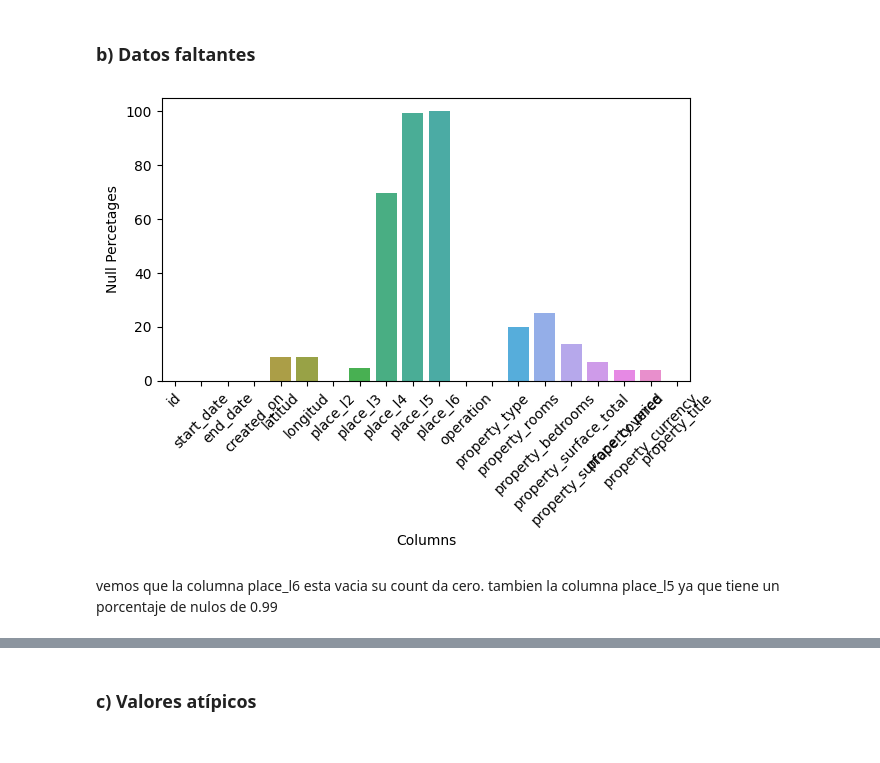
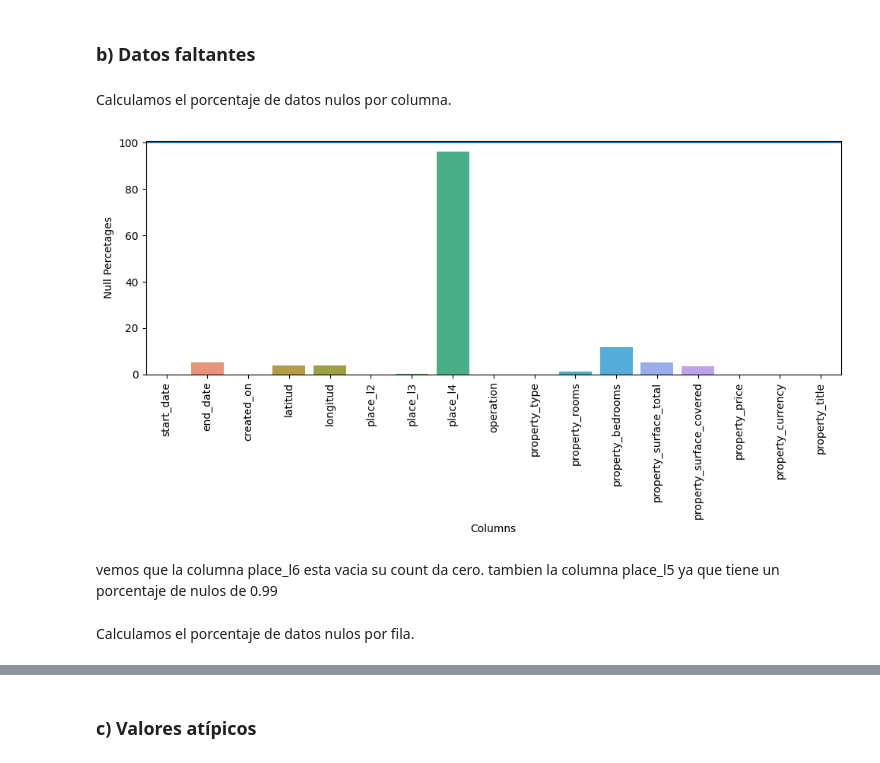
Before and after one commit to paulabruck/7506R-2C2022-GRUPO3, a Jupyter notebook: 7506R_2C2022_GRUPO3.ipynb, the cells around one changed output, grey strips where cells are left out. Saved outputs shown, nothing was run; the diff lists cells and outputs as text; code cells hidden in the pictures.

```diff
--- a/7506R_2C2022_GRUPO3.ipynb
+++ b/7506R_2C2022_GRUPO3.ipynb
@@ -19,5 +19,5 @@ import numpy as np
 # %%
-ds_properati = pd.read_csv('properati_argentina_2021.csv')
+ds = pd.read_csv('properati_argentina_2021.csv')
 # %% [markdown]
 ## 1. Análisis exploratorio y preprocesamiento de datos
 # %% [markdown]
@@ -104,0 +144,9 @@ las variables cualitativas:
+# %%
+property_type_cond = ds['property_type'].isin(['Casa', 'PH','Departamento'])
+property_currency_cond = ds['property_currency']  == 'USD'
+operation_cond = ds['operation'] == 'Venta'
+location_cond = ds['place_l2'] == 'Capital Federal' # segun documentacion "place_l2" es la provincia
+
+ds_properati = ds[property_type_cond & property_currency_cond & operation_cond & location_cond]
+ds_properati.reset_index(drop=True, inplace=True)
+ds_properati.shape
@@ -293,10 +347,16 @@ nullable_percentages = (ds_properati.isnull().sum() / ds_properati.shape[0]) * 1
+# %% [markdown]
+Calculamos el porcentaje de datos nulos por columna.
 # %%
-sns.barplot(x=nullable_percentages.index, y=nullable_percentages.values)
-plt.xticks(rotation=45)
+nullable_percentages = (ds_properati.isnull().sum() / ds_properati.shape[0]) * 100
+graph = sns.barplot(x=nullable_percentages.index, y=nullable_percentages.values)
+graph.axhline(100)
+plt.xticks(rotation=90)
 plt.ylabel("Null Percetages")
 plt.xlabel("Columns")
 plt.tight_layout()
 # %% [output]
-[figure, old version]
+[figure, new version]
 # %% [markdown]
 vemos que la columna place_l6 esta vacia su count da cero. tambien la columna place_l5 ya que tiene un porcentaje de nulos de 0.99
+# %% [markdown]
+Calculamos el porcentaje de datos nulos por fila.
```
Also changed, not shown: parts of 44 cells of this notebook, 1 other file.
